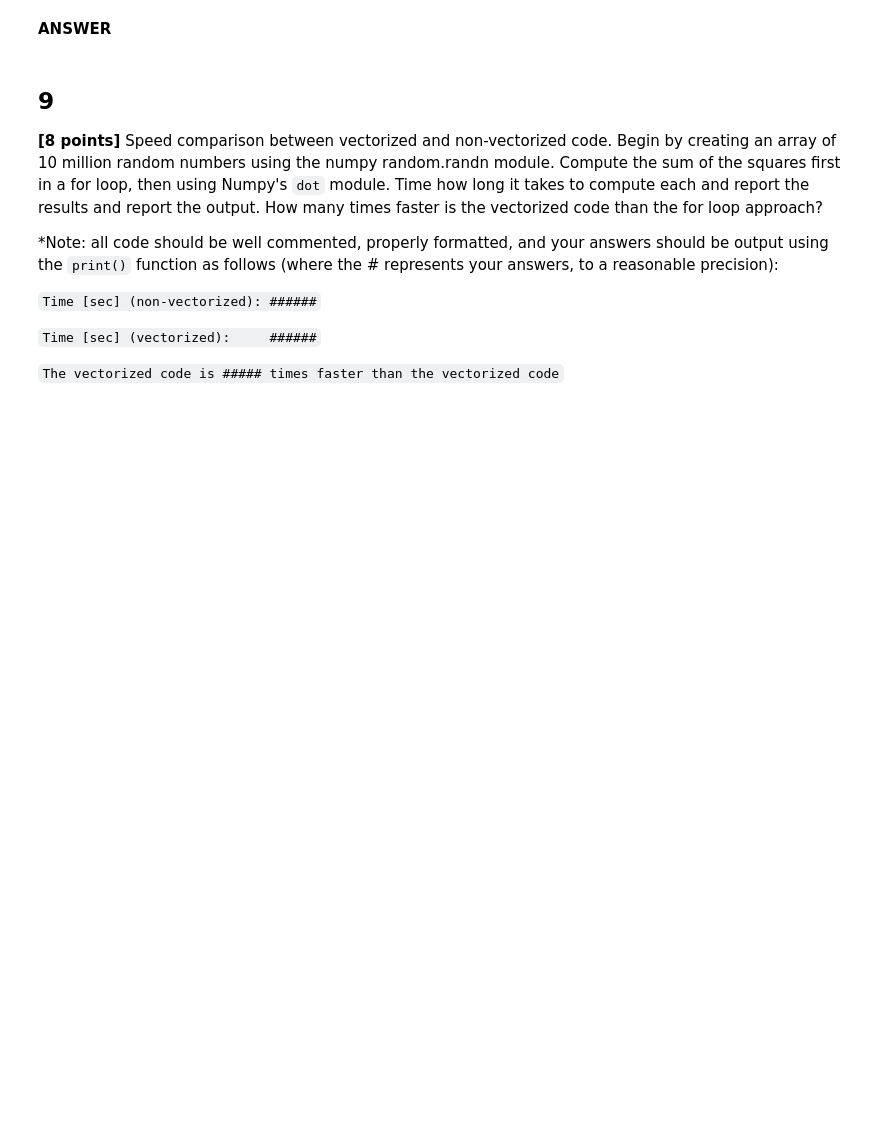
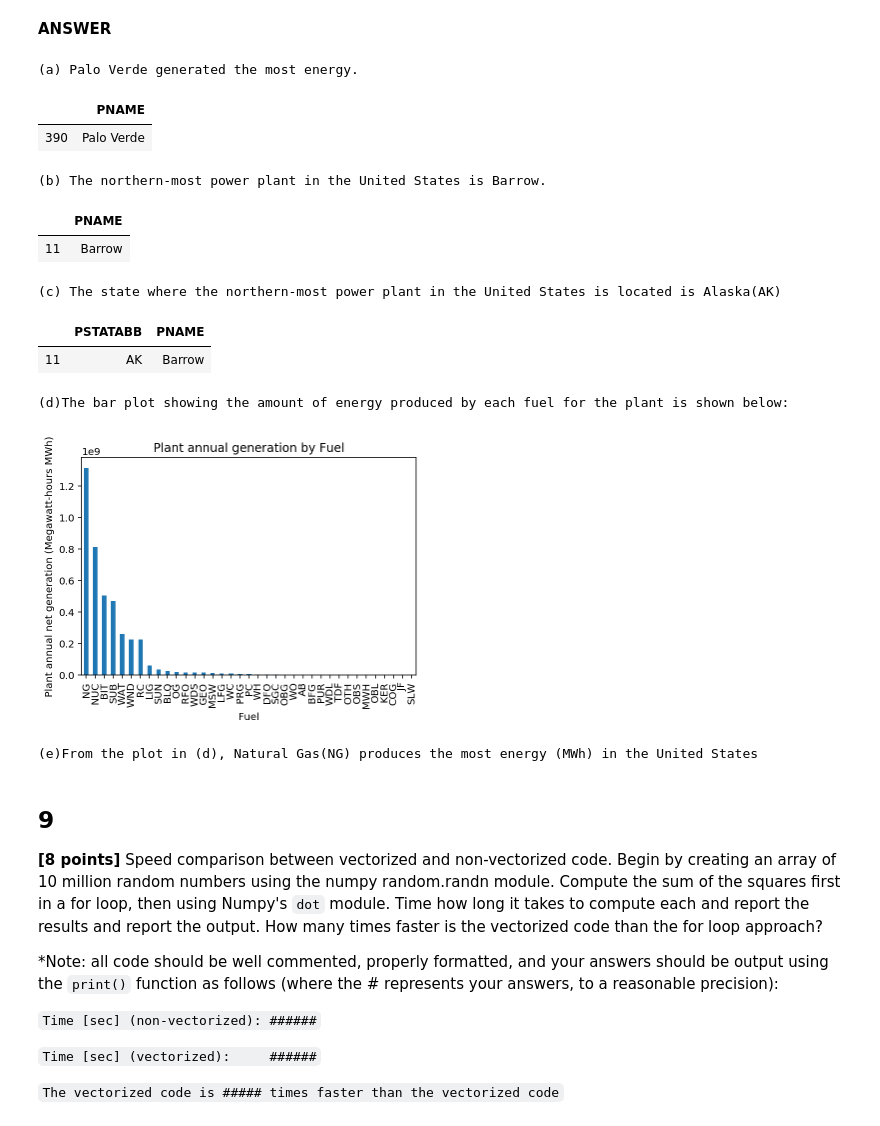
Before and after one commit to kylebradbury/ids705_sp2020, a Jupyter notebook: assignments/Assignment_1.ipynb, the cells around one changed output. Drawn from its saved outputs; the diff is of its cells as text; code cells hidden in the pictures; blank space fills up the shorter version.

```diff
--- a/assignments/Assignment_1.ipynb
+++ b/assignments/Assignment_1.ipynb
@@ -169,6 +459,48 @@ There also are a couple of "gotchas" to watch out for with this dataset:
 **(e)** From the plot in (d), which fuel for generation produces the most energy (MWh) in the United States?
 # %% [markdown]
 **ANSWER**
+# %%
+import pandas as pd
+data=pd.read_excel('./data/egrid2016.xlsx',header = 1)
+# %%
+#a
+print('(a) Palo Verde generated the most energy.')
+data.sort_values(by=['PLNGENAN'],ascending = False).iloc[[0],[2]]
+# %% [output]
+(a) Palo Verde generated the most energy.
+|  | PNAME |
+| 390 | Palo Verde |
+# %%
+#b
+print('(b) The northern-most power plant in the United States is Barrow.')
+data.sort_values(by=['LAT'],ascending = False).iloc[[0],[2]]
+# %% [output]
+(b) The northern-most power plant in the United States is Barrow.
+|  | PNAME |
+| 11 | Barrow |
+# %%
+#c
+print('(c) The state where the northern-most power plant in the United States is located is Alaska(AK)')
+data.sort_values(by=['LAT'],ascending = False).iloc[[0],[1,2]]
+# %% [output]
+(c) The state where the northern-most power plant in the United States is located is Alaska(AK)
+|  | PSTATABB | PNAME |
+| 11 | AK | Barrow |
+# %%
+%matplotlib inline
+%config InlineBackend.figure_format = 'retina' # Makes the plots clear on high-res screens
+import matplotlib.pyplot as plt
+data.groupby('PLPRMFL').PLNGENAN.agg('sum').sort_values(ascending=False).plot(kind='bar')
+plt.xlabel("Fuel")
+plt.ylabel("Plant annual net generation (Megawatt-hours MWh)")
+plt.title("Plant annual generation by Fuel")
+print('(d)The bar plot showing the amount of energy produced by each fuel for the plant is shown below:')
+plt.show()
+print('(e)From the plot in (d), Natural Gas(NG) produces the most energy (MWh) in the United States')
+# %% [output]
+(d)The bar plot showing the amount of energy produced by each fuel for the plant is shown below:
+[figure, added]
+(e)From the plot in (d), Natural Gas(NG) produces the most energy (MWh) in the United States
 # %% [markdown]
 ## 9
 **[8 points]** Speed comparison between vectorized and non-vectorized code. Begin by creating an array of 10 million random numbers using the numpy random.randn module. Compute the sum of the squares first in a for loop, then using Numpy's `dot` module. Time how long it takes to compute each and report the results and report the output. How many times faster is the vectorized code than the for loop approach?
```
Also changed, not shown: parts of 35 cells of this notebook.
